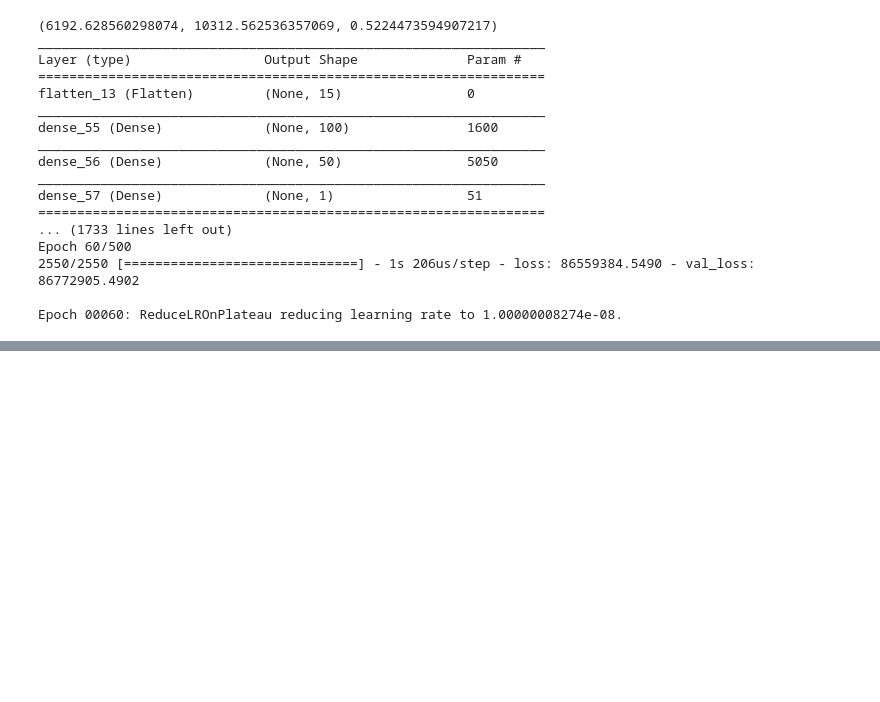
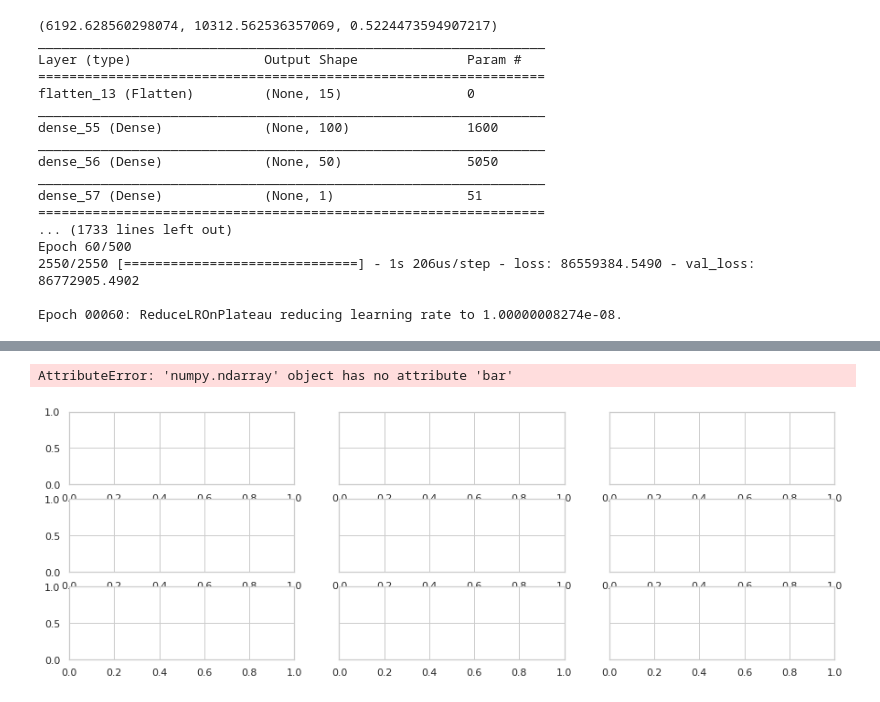
Before and after one commit to Yong-Zhuang/Climate_Analysis, a Jupyter notebook: Yong/new/comparison_study_baseline.ipynb, the cells around one changed output, grey strips where cells are left out. Saved outputs shown, nothing was run; the diff lists cells and outputs as text; code cells hidden in the pictures; blank space fills up the shorter version.

```diff
--- a/Yong/new/comparison_study_baseline.ipynb
+++ b/Yong/new/comparison_study_baseline.ipynb
@@ -371,0 +439,34 @@ g.map(sns.barplot,  "Model", "R2", color="m")
+# %%
+import matplotlib.pyplot as plt
+import seaborn as sns
+
+
+# Set the style
+sns.set(style="whitegrid")
+sns.set_palette("pastel")
+
+# Get unique lead times
+unique_lead_times = df_result["Lead Time"].unique()
+
+# Create the plot
+fig, axes = plt.subplots(3, len(unique_lead_times), figsize=(15, 5), sharey=True)
+
+for i, lead_time in enumerate(unique_lead_times):
+    data_subset = df_result[df_result["Lead Time"] == lead_time]
+
+    ax = axes[i]
+    sns.barplot(data=data_subset, x="Model", y="MAE", ax=ax, label="MAE")
+    sns.barplot(data=data_subset, x="Model", y="RMSE", ax=ax, label="RMSE")
+    sns.barplot(data=data_subset, x="Model", y="R2", ax=ax, label="R2")
+
+    ax.set_title(f"Lead Time: {lead_time}", fontsize=14)
+    ax.set_xlabel("Model", fontsize=12)
+    ax.set_ylabel("Score", fontsize=12)
+    ax.set_xticklabels(data_subset["Model"], rotation=45, ha="right")
+    ax.legend(title="Metric", loc="upper left", fontsize=10)
+
+plt.tight_layout()
+plt.show()
+# %% [output]
+AttributeError: 'numpy.ndarray' object has no attribute 'bar'
+[figure, added]
```
Also changed, not shown: parts of 8 cells of this notebook, 7 other files.
